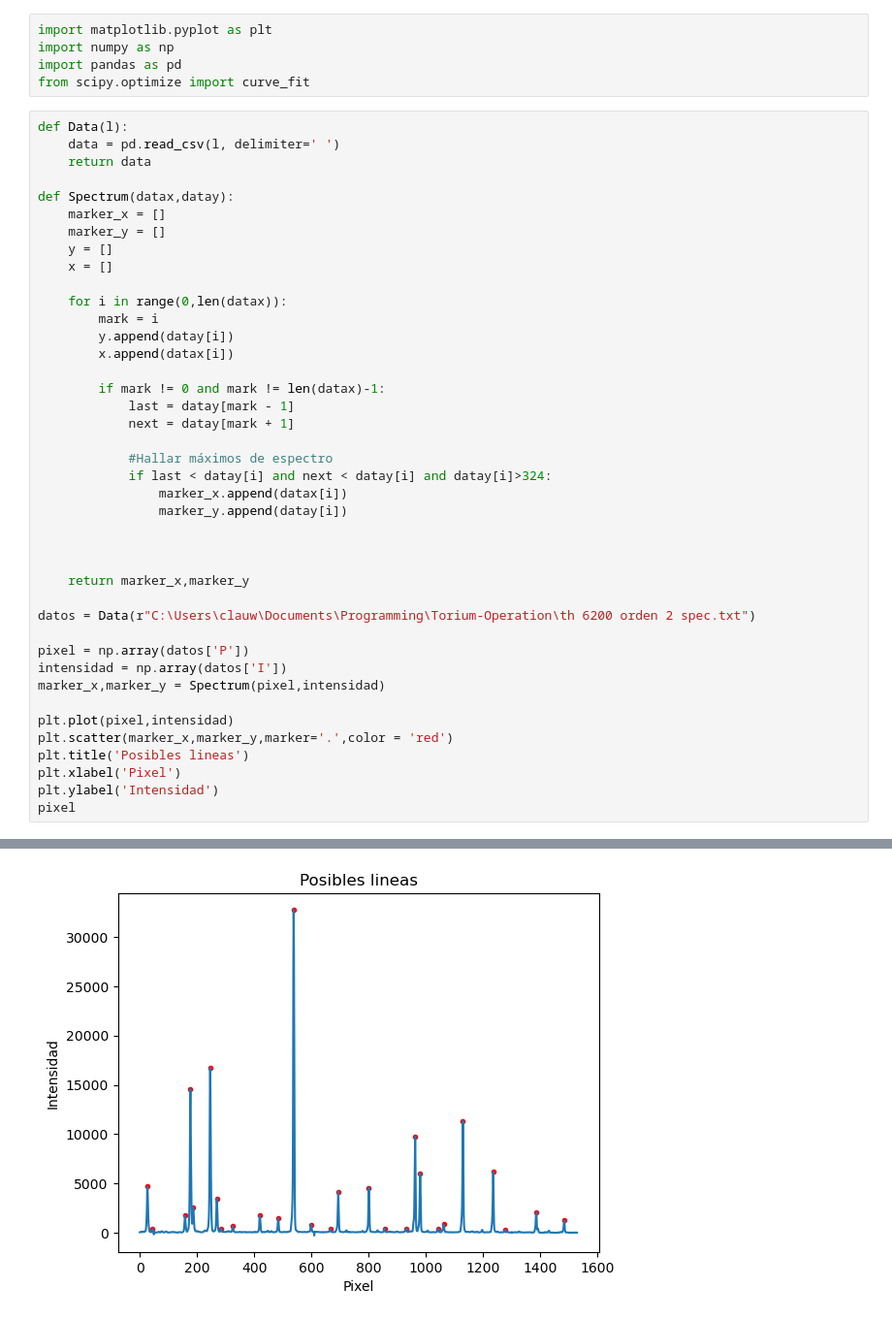
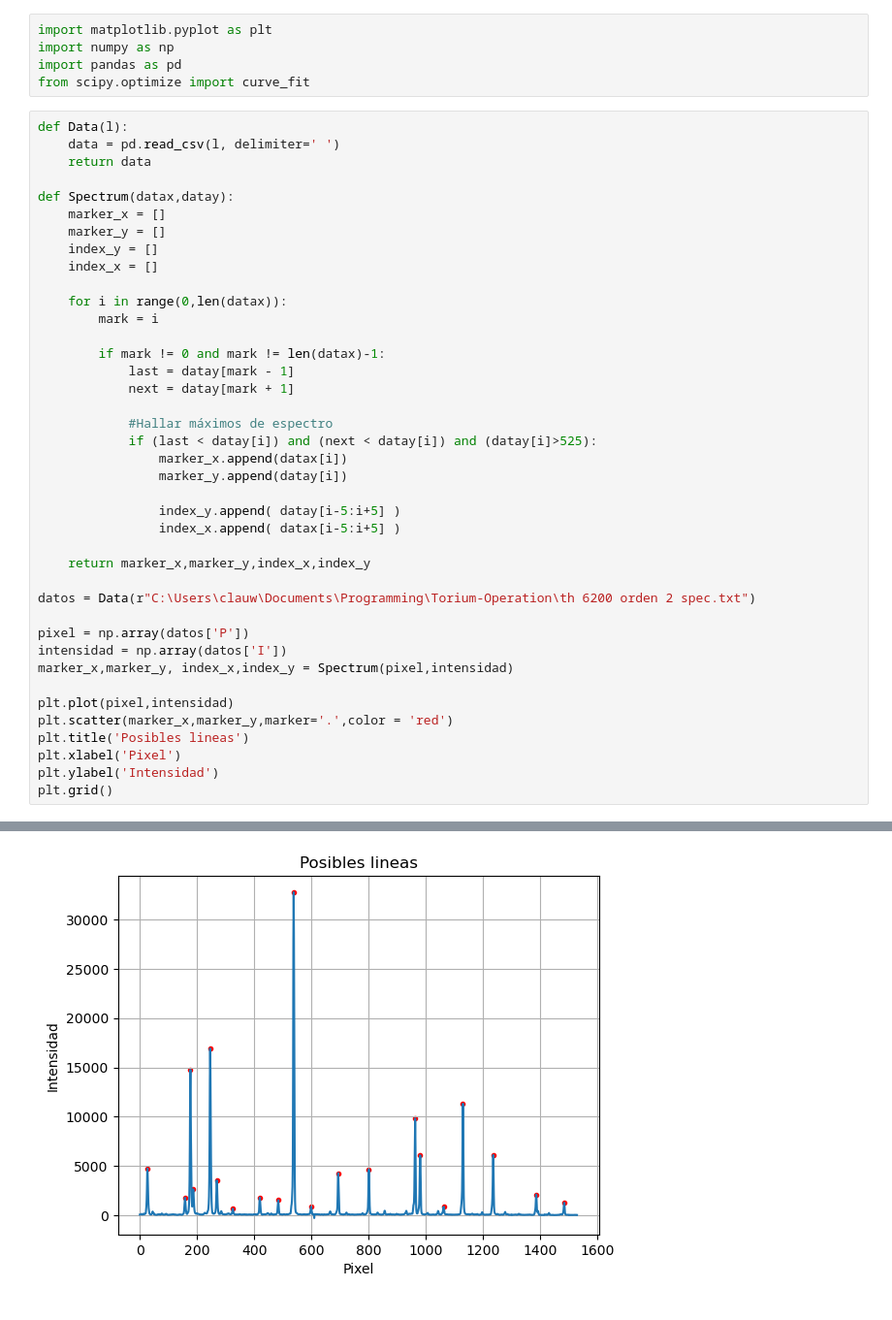
Before and after one commit to ccuellarn/Torium-Operation, a Jupyter notebook: Analisis.ipynb, the cells around one changed output, grey strips where cells are left out. Shown: that part at 97% size. Cells and saved outputs as stored; diff of their text form.

```diff
--- a/Analisis.ipynb
+++ b/Analisis.ipynb
@@ -11,37 +11,36 @@ def Data(l):
 def Spectrum(datax,datay):
     marker_x = []
     marker_y = []
-    y = []
-    x = []
+    index_y = []
+    index_x = []
 
     for i in range(0,len(datax)):
         mark = i
-        y.append(datay[i])
-        x.append(datax[i])
 
         if mark != 0 and mark != len(datax)-1:
             last = datay[mark - 1]
             next = datay[mark + 1]
 
             #Hallar máximos de espectro
-            if last < datay[i] and next < datay[i] and datay[i]>324:
+            if (last < datay[i]) and (next < datay[i]) and (datay[i]>525):
                 marker_x.append(datax[i])
                 marker_y.append(datay[i])
 
+                index_y.append( datay[i-5:i+5] )
+                index_x.append( datax[i-5:i+5] )
 
-
-    return marker_x,marker_y
+    return marker_x,marker_y,index_x,index_y
 
 datos = Data(r"C:\Users\clauw\Documents\Programming\Torium-Operation\th 6200 orden 2 spec.txt")
 
 pixel = np.array(datos['P'])
 intensidad = np.array(datos['I'])
-marker_x,marker_y = Spectrum(pixel,intensidad)
+marker_x,marker_y, index_x,index_y = Spectrum(pixel,intensidad)
 
 plt.plot(pixel,intensidad)
 plt.scatter(marker_x,marker_y,marker='.',color = 'red')
 plt.title('Posibles lineas')
 plt.xlabel('Pixel')
 plt.ylabel('Intensidad')
-pixel
+plt.grid()
 # %% [output]
@@ -49 +47 @@ array([   0,    1,    2, ..., 1527, 1528, 1529], dtype=int64)
-[figure, old version]
+[figure, new version]
```
Also changed, not shown: parts of 3 cells of this notebook, 1 other file.
